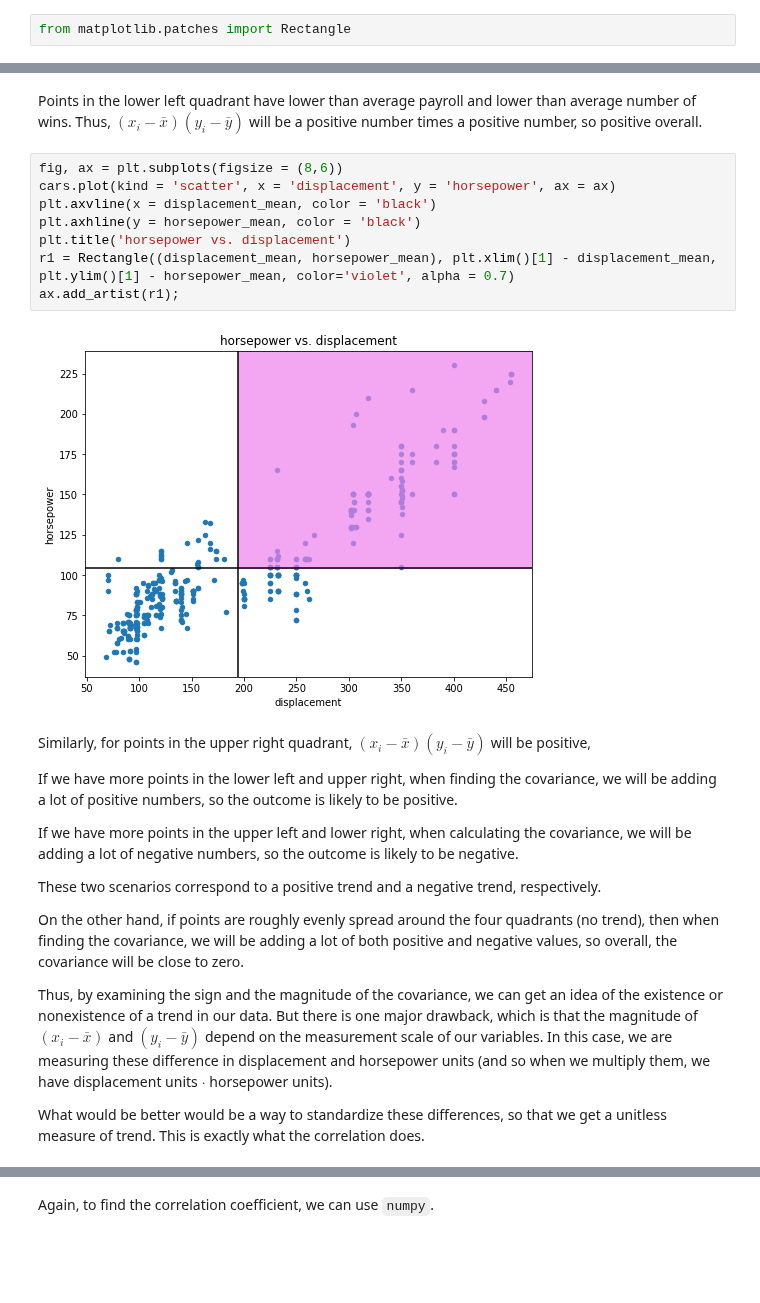
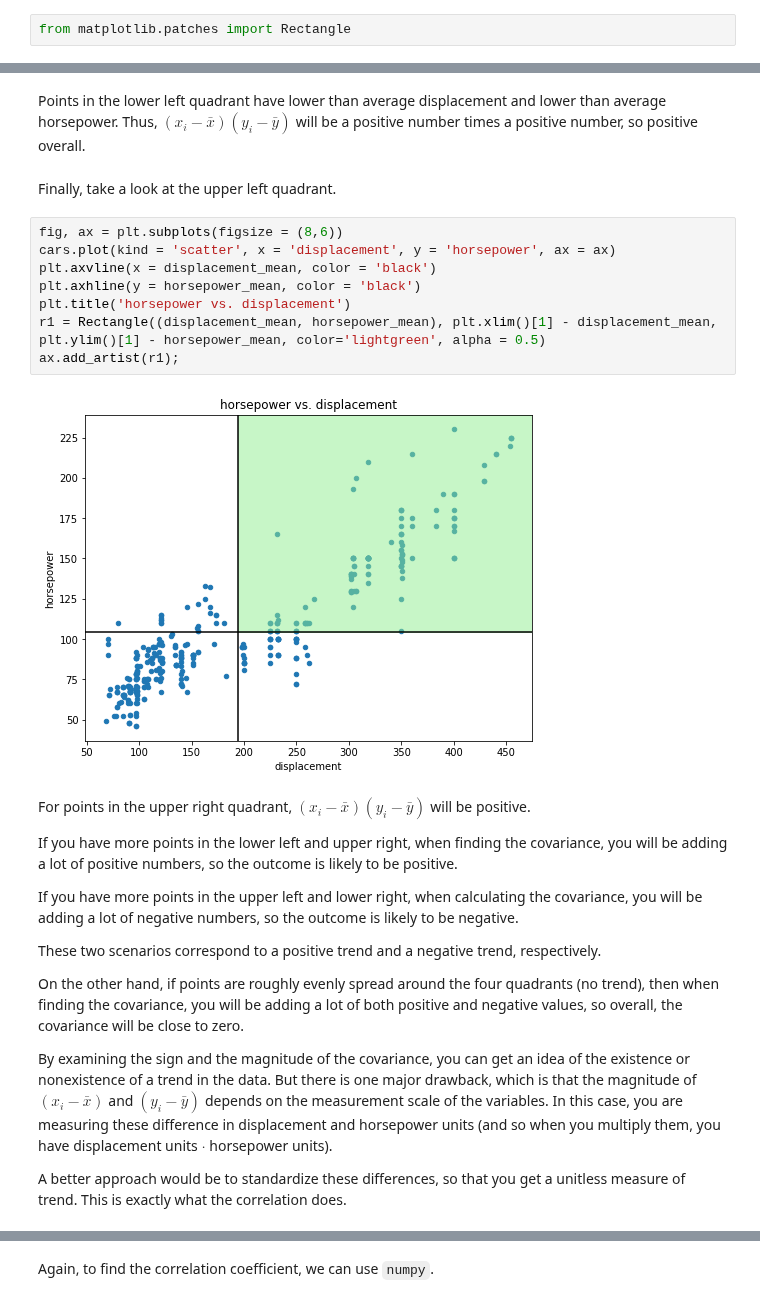
Before and after one commit to NSS-Data-Instructional-Stuff/stats-for-data-science, a Jupyter notebook: notebooks/02_Exploratory_Data_Analysis-Part_2_Two_Variable.ipynb, the cells around one changed output, grey strips where cells are left out. Drawn from its saved outputs; the diff is of its cells as text; blank space fills up the shorter version.

```diff
--- a/notebooks/02_Exploratory_Data_Analysis-Part_2_Two_Variable.ipynb
+++ b/notebooks/02_Exploratory_Data_Analysis-Part_2_Two_Variable.ipynb
@@ -141,29 +180,31 @@ ax.add_artist(r1);
 # %% [markdown]
-Points in the lower left quadrant have lower than average payroll and lower than average number of wins. Thus, $(x_i - \bar{x})(y_i - \bar{y})$ will be a positive number times a positive number, so positive overall.
+Points in the lower left quadrant have lower than average displacement and lower than average horsepower. Thus, $(x_i - \bar{x})(y_i - \bar{y})$ will be a positive number times a positive number, so positive overall.
+# %% [markdown]
+Finally, take a look at the upper left quadrant.
 # %%
 fig, ax = plt.subplots(figsize = (8,6))
 cars.plot(kind = 'scatter', x = 'displacement', y = 'horsepower', ax = ax)
 plt.axvline(x = displacement_mean, color = 'black')
 plt.axhline(y = horsepower_mean, color = 'black')
 plt.title('horsepower vs. displacement')
-r1 = Rectangle((displacement_mean, horsepower_mean), plt.xlim()[1] - displacement_mean, plt.ylim()[1] - horsepower_mean, color='violet', alpha = 0.7)
+r1 = Rectangle((displacement_mean, horsepower_mean), plt.xlim()[1] - displacement_mean, plt.ylim()[1] - horsepower_mean, color='lightgreen', alpha = 0.5)
 ax.add_artist(r1);
 # %% [output]
-[figure, old version]
+[figure, new version]
 # %% [markdown]
-Similarly, for points in the upper right quadrant, $(x_i - \bar{x})(y_i - \bar{y})$ will be positive,
+For points in the upper right quadrant, $(x_i - \bar{x})(y_i - \bar{y})$ will be positive.
 
-If we have more points in the lower left and upper right, when finding the covariance, we will be adding a lot of positive numbers, so the outcome is likely to be positive.
+If you have more points in the lower left and upper right, when finding the covariance, you will be adding a lot of positive numbers, so the outcome is likely to be positive.
 
-If we have more points in the upper left and lower right, when calculating the covariance, we will be adding a lot of negative numbers, so the outcome is likely to be negative.
+If you have more points in the upper left and lower right, when calculating the covariance, you will be adding a lot of negative numbers, so the outcome is likely to be negative.
 
 These two scenarios correspond to a positive trend and a negative trend, respectively.
 
-On the other hand, if points are roughly evenly spread around the four quadrants (no trend), then when finding the covariance, we will be adding a lot of both positive and negative values, so overall, the covariance will be close to zero.
+On the other hand, if points are roughly evenly spread around the four quadrants (no trend), then when finding the covariance, you will be adding a lot of both positive and negative values, so overall, the covariance will be close to zero.
 
-Thus, by examining the sign and the magnitude of the covariance, we can get an idea of the existence or nonexistence of a trend in our data. But there is one major drawback, which is that the magnitude of $(x_i - \bar{x})$ and $(y_i - \bar{y})$ depend on the measurement scale of our variables. In this case, we are measuring these difference in displacement and horsepower units (and so when we multiply them, we have displacement units $\cdot$ horsepower units).
+By examining the sign and the magnitude of the covariance, you can get an idea of the existence or nonexistence of a trend in the data. But there is one major drawback, which is that the magnitude of $(x_i - \bar{x})$ and $(y_i - \bar{y})$ depends on the measurement scale of the variables. In this case, you are measuring these difference in displacement and horsepower units (and so when you multiply them, you have displacement units $\cdot$ horsepower units).
 
-What would be better would be a way to standardize these differences, so that we get a unitless measure of trend. This is exactly what the correlation does.
+A better approach would be to standardize these differences, so that you get a unitless measure of trend. This is exactly what the correlation does.
 # %% [markdown]
 ## (Pearson) Correlation
 
```
Also changed, not shown: parts of 46 cells of this notebook, 1 other file.
